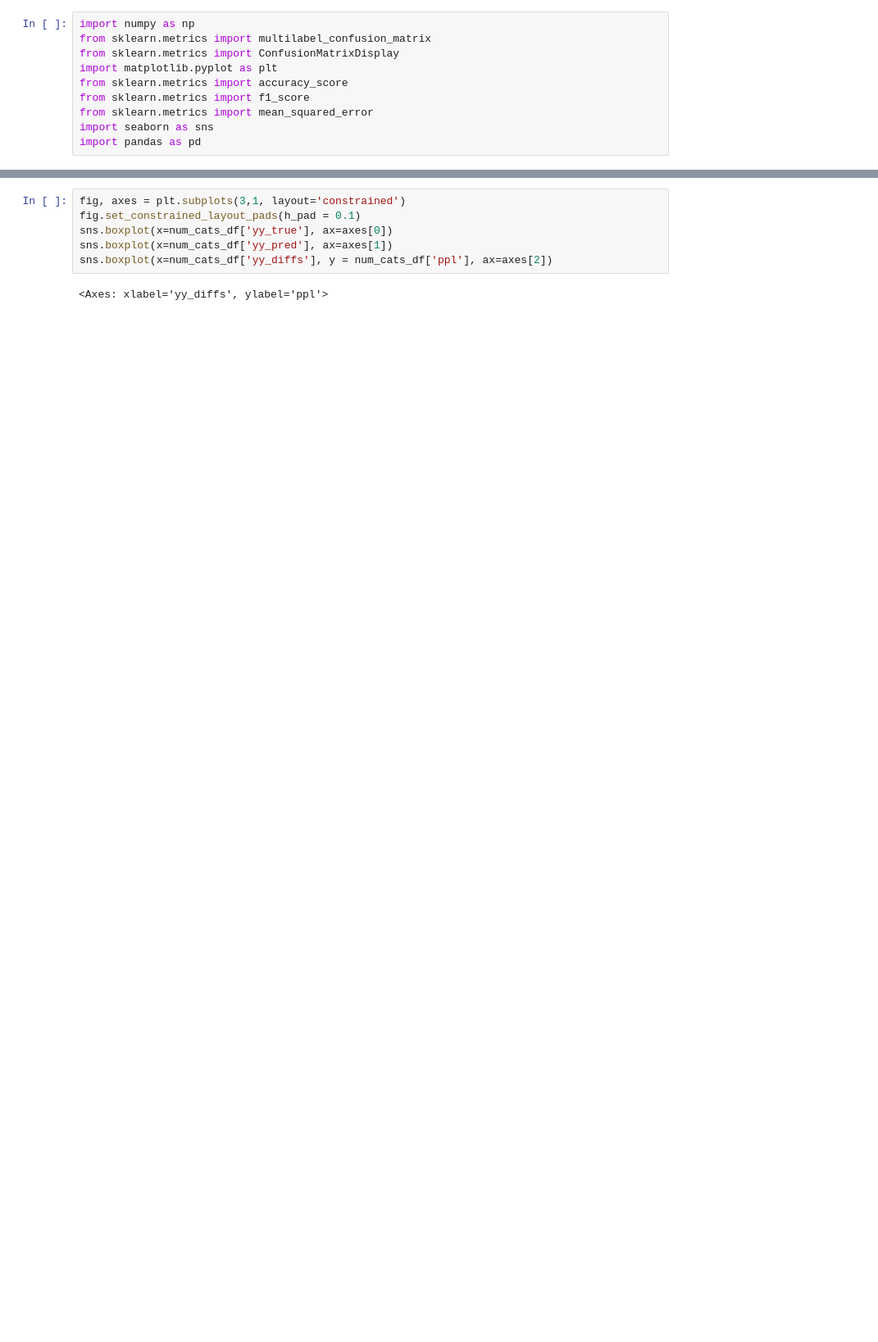
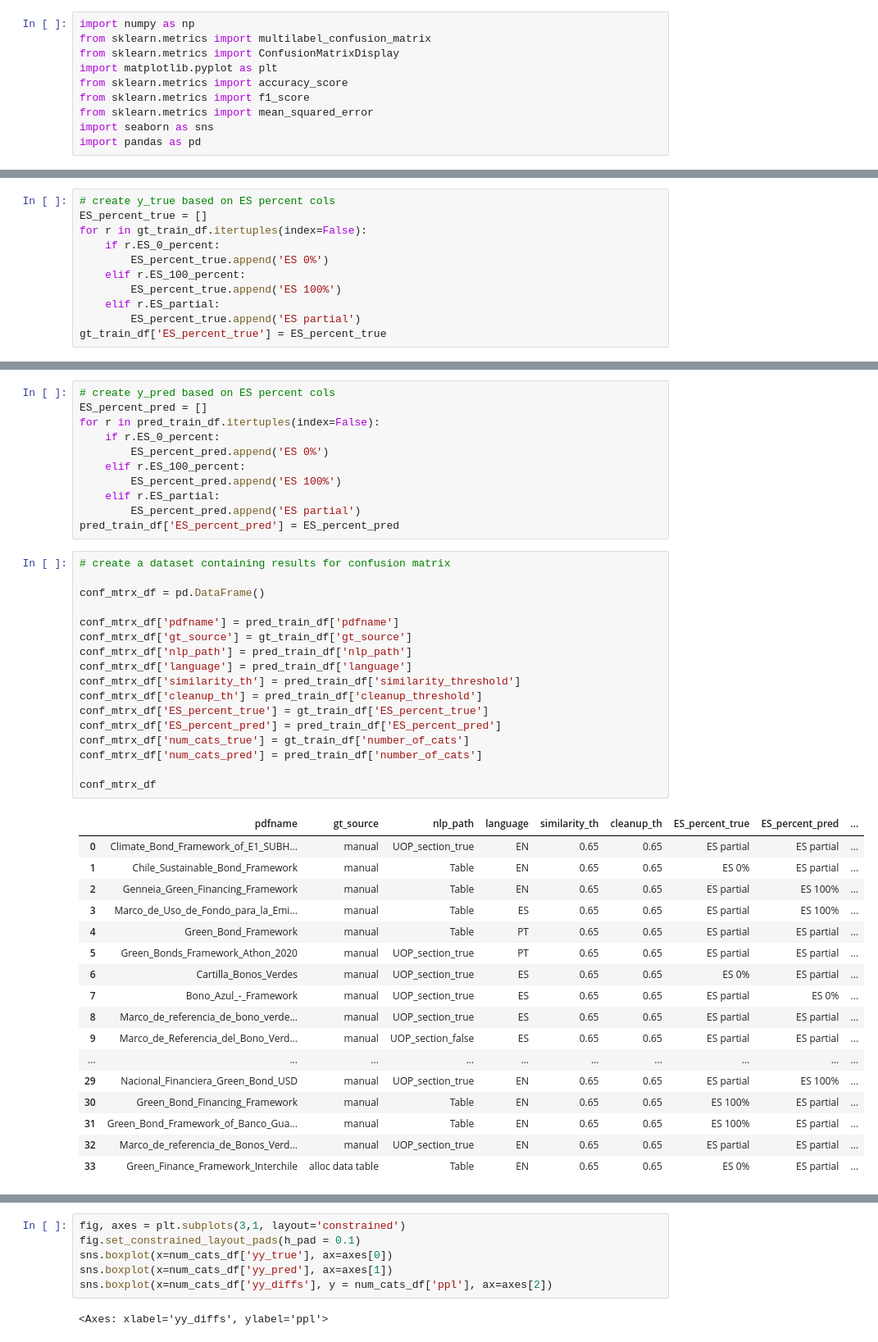
Before and after one commit to emw9805-notabot/ADSCert_project_Watson, a Jupyter notebook: Eval_metrics_V4.ipynb, the cells around one changed output, grey strips where cells are left out. Shown at 82% size. Drawn from its saved outputs; the diff is of its cells as text; blank space fills up the shorter version.

```diff
--- a/Eval_metrics_V4.ipynb
+++ b/Eval_metrics_V4.ipynb
@@ -76 +58,12 @@ gt_train_df
+# %%
+# create y_true based on ES percent cols
+ES_percent_true = []
+for r in gt_train_df.itertuples(index=False):
+    if r.ES_0_percent:
+        ES_percent_true.append('ES 0%')
+    elif r.ES_100_percent:
+        ES_percent_true.append('ES 100%')
+    elif r.ES_partial:
+        ES_percent_true.append('ES partial')
+gt_train_df['ES_percent_true'] = ES_percent_true
 # %%
@@ -97,0 +73,46 @@ pred_train_df
+# %%
+# create y_pred based on ES percent cols
+ES_percent_pred = []
+for r in pred_train_df.itertuples(index=False):
+    if r.ES_0_percent:
+        ES_percent_pred.append('ES 0%')
+    elif r.ES_100_percent:
+        ES_percent_pred.append('ES 100%')
+    elif r.ES_partial:
+        ES_percent_pred.append('ES partial')
+pred_train_df['ES_percent_pred'] = ES_percent_pred
+# %%
+# create a dataset containing results for confusion matrix
+
+conf_mtrx_df = pd.DataFrame()
+
+conf_mtrx_df['pdfname'] = pred_train_df['pdfname']
+conf_mtrx_df['gt_source'] = gt_train_df['gt_source']
+conf_mtrx_df['nlp_path'] = pred_train_df['nlp_path']
+conf_mtrx_df['language'] = pred_train_df['language']
+conf_mtrx_df['similarity_th'] = pred_train_df['similarity_threshold']
+conf_mtrx_df['cleanup_th'] = pred_train_df['cleanup_threshold']
+conf_mtrx_df['ES_percent_true'] = gt_train_df['ES_percent_true']
+conf_mtrx_df['ES_percent_pred'] = pred_train_df['ES_percent_pred']
+conf_mtrx_df['num_cats_true'] = gt_train_df['number_of_cats']
+conf_mtrx_df['num_cats_pred'] = pred_train_df['number_of_cats']
+
+conf_mtrx_df
+# %% [output]
+|  | pdfname | gt_source | nlp_path | language | similarity_th | cleanup_th | ES_percent_true | ES_percent_pred | ... |
+| 0 | Climate_Bond_Framework_of_E1_SUBH... | manual | UOP_section_true | EN | 0.65 | 0.65 | ES partial | ES partial | ... |
+| 1 | Chile_Sustainable_Bond_Framework | manual | Table | EN | 0.65 | 0.65 | ES 0% | ES partial | ... |
+| 2 | Genneia_Green_Financing_Framework | manual | Table | EN | 0.65 | 0.65 | ES partial | ES 100% | ... |
+| 3 | Marco_de_Uso_de_Fondo_para_la_Emi... | manual | Table | ES | 0.65 | 0.65 | ES partial | ES 100% | ... |
+| 4 | Green_Bond_Framework | manual | Table | PT | 0.65 | 0.65 | ES partial | ES partial | ... |
+| 5 | Green_Bonds_Framework_Athon_2020 | manual | UOP_section_true | PT | 0.65 | 0.65 | ES partial | ES partial | ... |
+| 6 | Cartilla_Bonos_Verdes | manual | UOP_section_true | ES | 0.65 | 0.65 | ES 0% | ES partial | ... |
+| 7 | Bono_Azul_-_Framework | manual | UOP_section_true | ES | 0.65 | 0.65 | ES partial | ES 0% | ... |
+| 8 | Marco_de_referencia_de_bono_verde... | manual | UOP_section_true | ES | 0.65 | 0.65 | ES partial | ES partial | ... |
+| 9 | Marco_de_Referencia_del_Bono_Verd... | manual | UOP_section_false | ES | 0.65 | 0.65 | ES partial | ES partial | ... |
+| ... | ... | ... | ... | ... | ... | ... | ... | ... | ... |
+| 29 | Nacional_Financiera_Green_Bond_USD | manual | UOP_section_true | EN | 0.65 | 0.65 | ES partial | ES 100% | ... |
+| 30 | Green_Bond_Financing_Framework | manual | Table | EN | 0.65 | 0.65 | ES 100% | ES partial | ... |
+| 31 | Green_Bond_Framework_of_Banco_Gua... | manual | Table | EN | 0.65 | 0.65 | ES 100% | ES partial | ... |
+| 32 | Marco_de_referencia_de_Bonos_Verd... | manual | UOP_section_true | EN | 0.65 | 0.65 | ES partial | ES partial | ... |
+| 33 | Green_Finance_Framework_Interchile | alloc data table | Table | EN | 0.65 | 0.65 | ES 0% | ES partial | ... |
```
Also changed, not shown: parts of 7 cells of this notebook, 2 other files.
